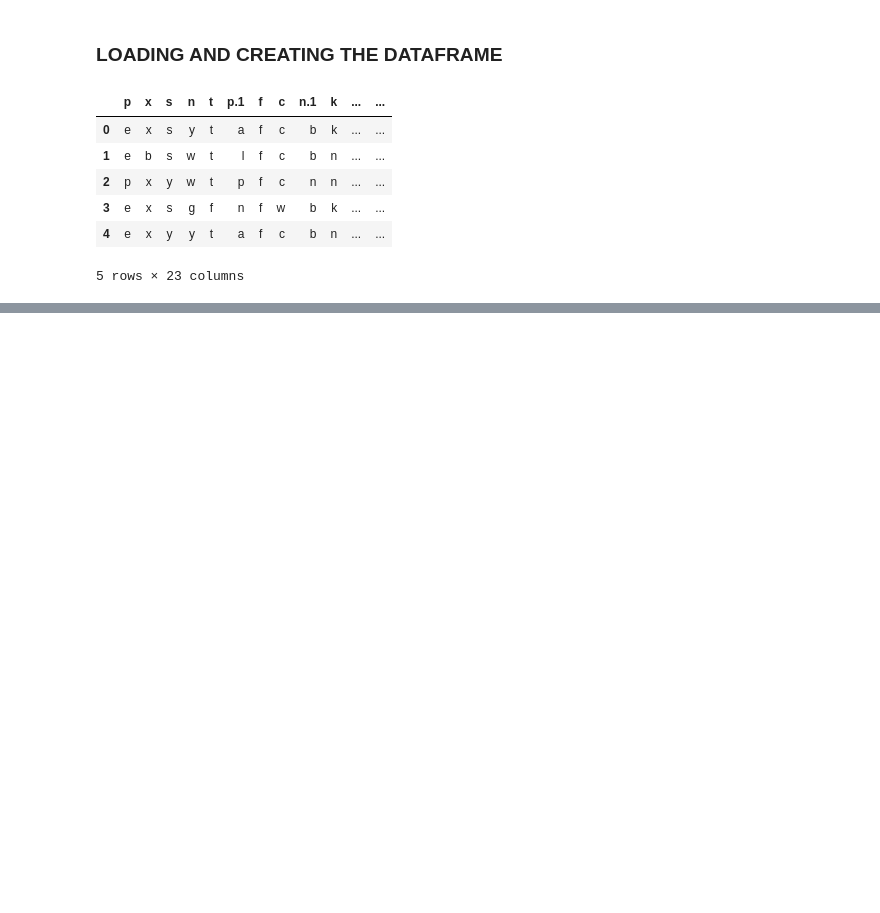
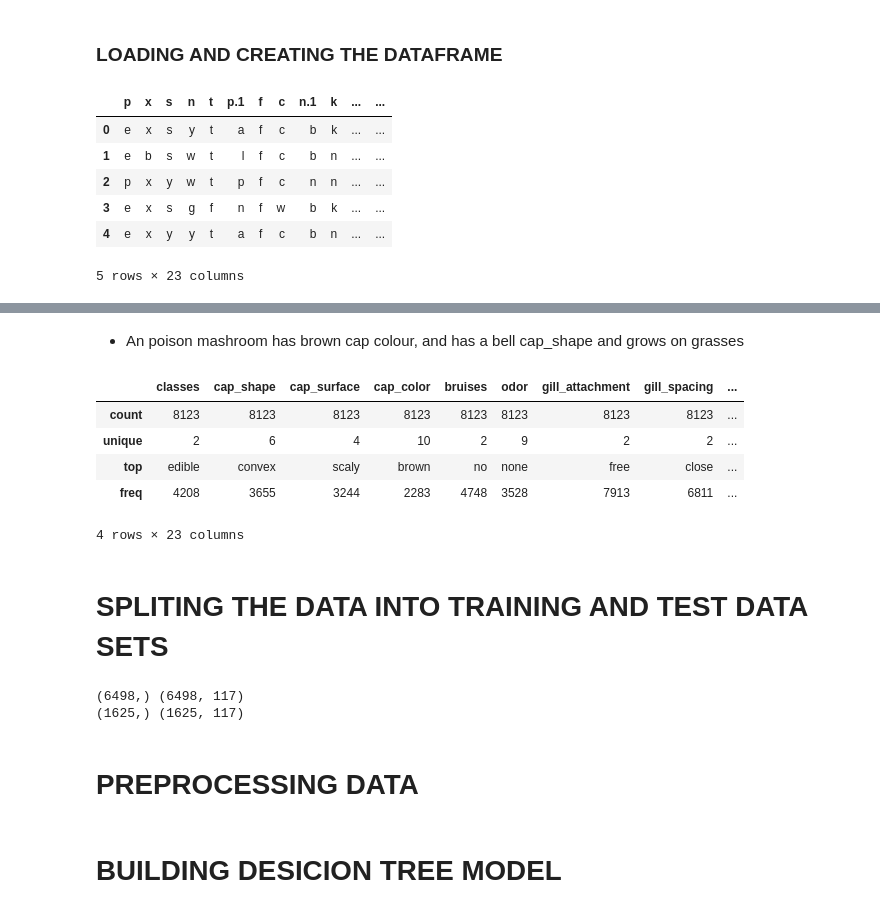
Before and after one commit to jbmasemza/Decision_trees, a Jupyter notebook: Untitled.ipynb, the cells around one changed output, grey strips where cells are left out. Saved outputs shown, nothing was run; the diff lists cells and outputs as text; code cells hidden in the pictures; blank space fills up the shorter version.

```diff
--- a/Untitled.ipynb
+++ b/Untitled.ipynb
@@ -18,0 +47,3 @@ df.head()
+# %%
+# Replace the '?'s with NaN
+df = df.replace('?', np.nan)
@@ -18,0 +71,35 @@ df.head()
+# %%
+# Replacing values in columns
+
+df['classes'] = df['classes'].replace({'p':'poisonous', 'e':'edible'})
+df['cap_shape'] = df['cap_shape'].replace(to_replace=['b','c','x','f','k','s'], value = ['bell','conical','convex','flat','knobbed','sunken'])
+df['cap_surface'] = df['cap_surface'].replace(to_replace=['f','g','y','s'], value = ['fibrous','grooves','scaly','smooth'])
+df['cap_color'] = df['cap_color'].replace(to_replace =['n','b','c','g','r','p','u','e','w','y'], value=['brown','buff','cinnamon','gray','green','pink','purple','red','white','yellow'])
+df['bruises'] = df['bruises'].replace(to_replace= ['t','f'], value = ['bruises','no'])
+df['odor'] = df['odor'].replace(to_replace = ['a','l','c','y','f','m','n','p','s'], value = ['almond','anise','creosote','fishy','foul','musty','none','pungent','spicy'])
+df['gill_attachment'] = df['gill_attachment'].replace(to_replace = ['a','d','f','n'], value =['attached','descending','free','notched'])
+df['gill_spacing'] = df['gill_spacing'].replace(to_replace = ['c','w','d'], value = ['close','crowded','distant'])
+df['gill_size'] = df['gill_size'].replace(to_replace = ['b','n'], value = ['broad','narrow'])
+df['gill_color'] = df['gill_color'].replace(to_replace = ['k','n','b','h','g','r','o','p','u','e','w','y'], value = ['black','brown','buff','chocolate','gray','green','orange','pink','purple','red','white','yellow'])
+df['stalk_shape'] = df['stalk_shape'].replace(to_replace =['e','t'], value = ['enlarging','tapering'])
+df['stalk_root'] = df['stalk_root'].replace(to_replace =['b','c','u','e','z','r','?'], value = ['bulbous',' club','cup','equal','rhizomorphs','rooted',np.nan])
+df['stalk_surface_above_ring'] = df['stalk_surface_above_ring'].replace(to_replace =['f','y','k','s'], value = ['fibrous','scaly','silky','smooth'])
+df['stalk_surface_below_ring'] = df['stalk_surface_below_ring'].replace(to_replace =['f','y','k','s'], value = ['fibrous','scaly','silky','smooth'])
+df['stalk_color_above_ring'] = df['stalk_color_above_ring'].replace(to_replace =['n','b','c','g','o','p','e','w','y'], value = ['brown','buff','cinnamon','gray','orange','pink','red','white','yellow'])
+df['stalk_color_below_ring'] = df['stalk_color_below_ring'].replace(to_replace =['n','b','c','g','o','p','e','w','y'], value = ['brown','buff','cinnamon','gray','orange','pink','red','white','yellow'])
+df['veil_type'] = df['veil_type'].replace(to_replace =['p','u'], value =['partial','universal'])
+df['veil_color'] = df['veil_color'].replace(to_replace =['n','o','w','y'], value =['brown','orange','white','yellow'])
+df['ring_number'] = df['ring_number'].replace(to_replace =['n','o','t'], value =['none','one','two'])
+df['ring_type'] = df['ring_type'].replace(to_replace =['c','e','f','l','n','p','s','z'], value = ['cobwebby','evanescent','flaring','large','none','pendant','sheathing','zone'])
+df['spore_print_color'] = df['spore_print_color'].replace(to_replace =['k','n','b','h','r','o','u','w','y'], value = ['black','brown','buff','chocolate','green','orange','purple','white','yellow'])
+df['population'] = df['population'].replace(to_replace =['a','c','n','s','v','y'], value = ['abundant','clustered','numerous','scattered','several','solitary'])
+df['habitat'] = df['habitat'].replace(to_replace =['g','l','m','p','u','w','d'], value = ['grasses', 'leaves', 'meadows', 'paths', 'urban', 'waste', 'woods'])
+# %%
+# Iterate over each column of df
+for col in df.columns:
+    # Check if the column is of object type
+    if df[col].dtypes == 'object':
+        # Impute with the most frequent value
+        df = df.fillna(df[col].value_counts().index[0])
+
+print(df.isnull().sum())
@@ -18,0 +177,32 @@ df.head()
+# %% [markdown]
+- An poison mashroom has brown cap colour, and has a bell cap_shape and grows on grasses
+# %%
+df.describe()
+# %% [output]
+|  | classes | cap_shape | cap_surface | cap_color | bruises | odor | gill_attachment | gill_spacing | ... |
+| count | 8123 | 8123 | 8123 | 8123 | 8123 | 8123 | 8123 | 8123 | ... |
+| unique | 2 | 6 | 4 | 10 | 2 | 9 | 2 | 2 | ... |
+| top | edible | convex | scaly | brown | no | none | free | close | ... |
+| freq | 4208 | 3655 | 3244 | 2283 | 4748 | 3528 | 7913 | 6811 | ... |
+4 rows × 23 columns
+# %% [markdown]
+# SPLITING THE DATA  INTO TRAINING AND TEST DATA SETS
+# %%
+#split dataset in features and target variable
+X = df[df.columns[1:]]
+y = df.classes
+
+# encode categorical features and replace target values to binary values
+X_dummy = pd.get_dummies(X)
+y_dummy = df['classes'].replace(['edible', 'poisonous'], [1, 0])
+
+# split into train and test set
+X_train, X_test, y_train, y_test = train_test_split(X_dummy, y_dummy, test_size=0.20, stratify=y_dummy, random_state=42)
+
+print(y_train.shape, X_train.shape)
+print(y_test.shape, X_test.shape)
+# %% [output]
+(6498,) (6498, 117)
+(1625,) (1625, 117)
+# %% [markdown]
+# PREPROCESSING DATA
@@ -18,0 +214,2 @@ df.head()
+# %% [markdown]
+# BUILDING DESICION TREE MODEL
```
Also changed, not shown: parts of 25 cells of this notebook.
